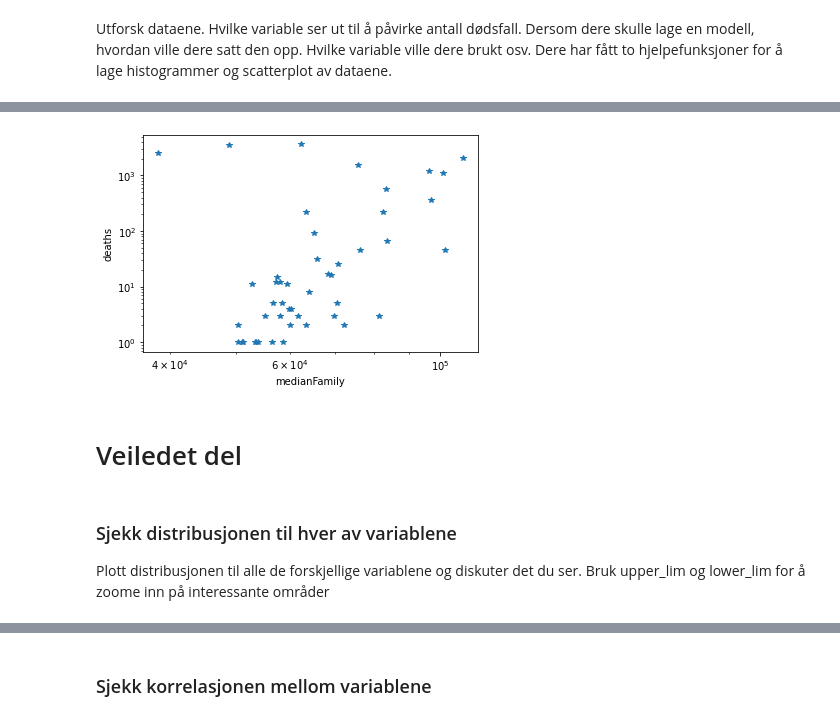
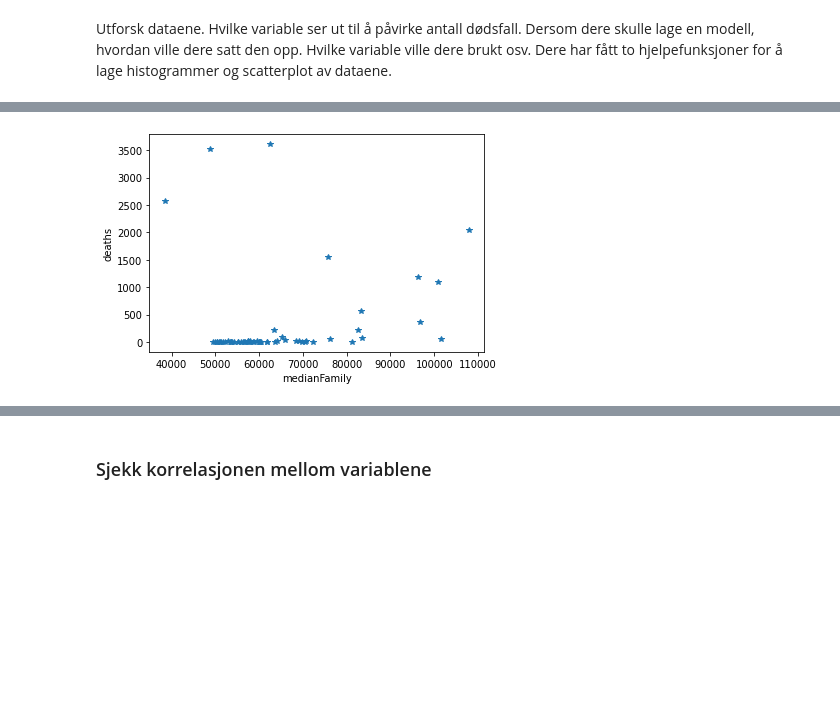
Before and after one commit to computas/ml-intro, a Jupyter notebook: OppgaveDS.ipynb, the cells around one changed output, grey strips where cells are left out. Cells and saved outputs as stored; diff of their text form; code cells hidden in the pictures; blank space fills up the shorter version.

```diff
--- a/OppgaveDS.ipynb
+++ b/OppgaveDS.ipynb
@@ -136,9 +158,4 @@ makeHistogram(data,"deaths",lower_lim=0,upper_lim=100)
 # %%
-makeScatterPlot(data,"medianFamily","deaths",logx=True, logy=True)
+makeScatterPlot(data,"medianFamily","deaths",logx=False, logy=False)
 # %% [output]
-[figure, old version]
+[figure, new version]
-# %% [markdown]
-# Veiledet del
-# %% [markdown]
-### Sjekk distribusjonen til hver av variablene
-Plott distribusjonen til alle de forskjellige variablene og diskuter det du ser. Bruk upper_lim og lower_lim for å zoome inn på interessante områder
```
Also changed, not shown: parts of 17 cells of this notebook.
